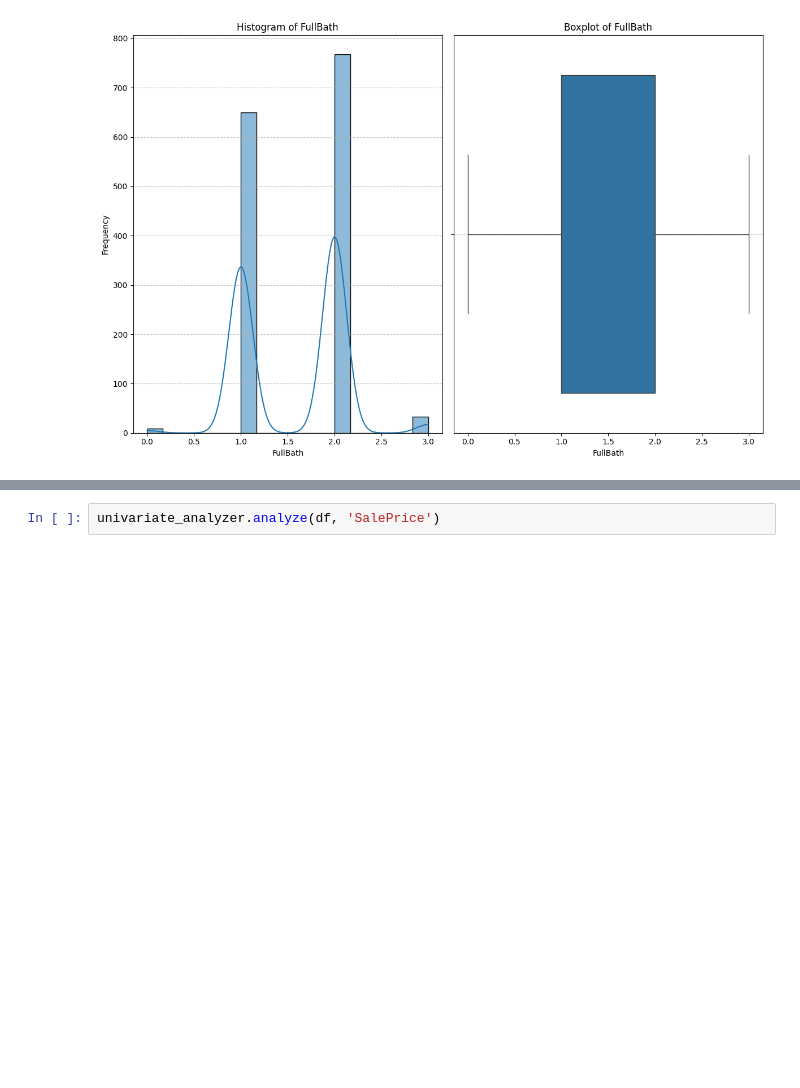
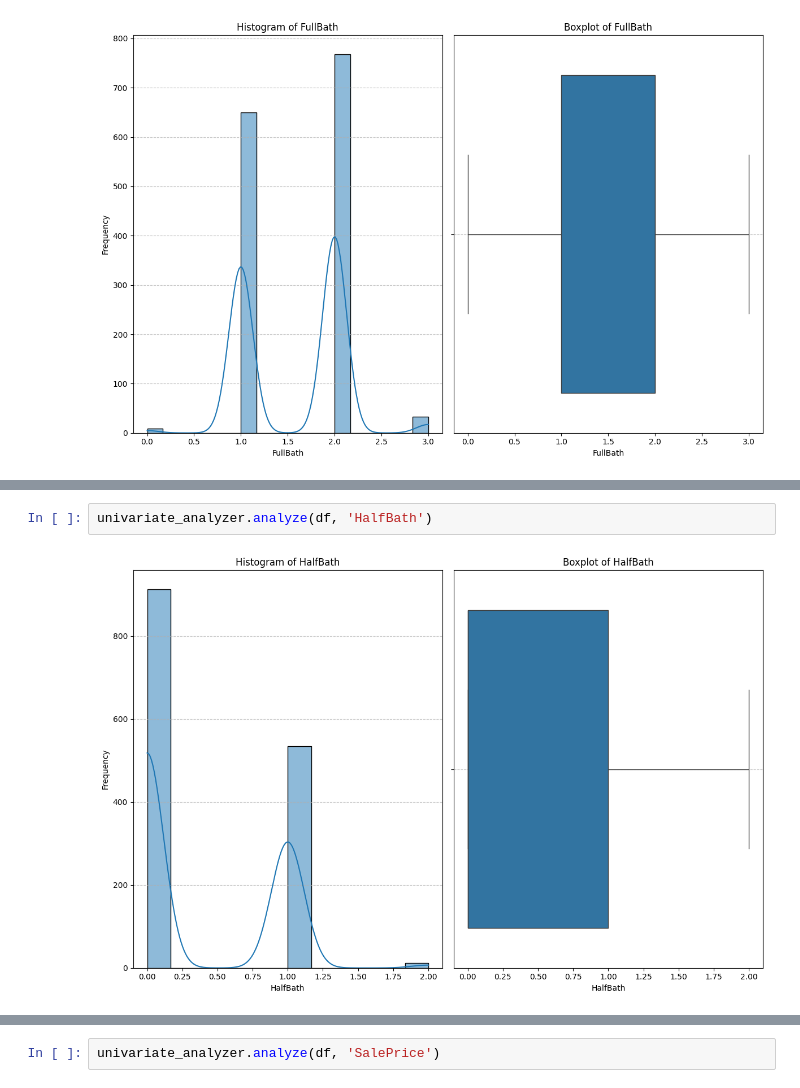
Before and after one commit to ktxdev/house-prices, a Jupyter notebook: analysis/EDA.ipynb, the cells around one changed output, grey strips where cells are left out. Cells and saved outputs as stored; diff of their text form; blank space fills up the shorter version.

Commit message:
Perform univariate analysis on all numerical features

```diff
--- a/analysis/EDA.ipynb
+++ b/analysis/EDA.ipynb
@@ -450,0 +440,4 @@ memory usage: 924.0+ KB
+# %%
+univariate_analyzer.analyze(df, 'HalfBath')
+# %% [output]
+[figure, added]
```
Also changed, not shown: parts of 37 cells of this notebook.
